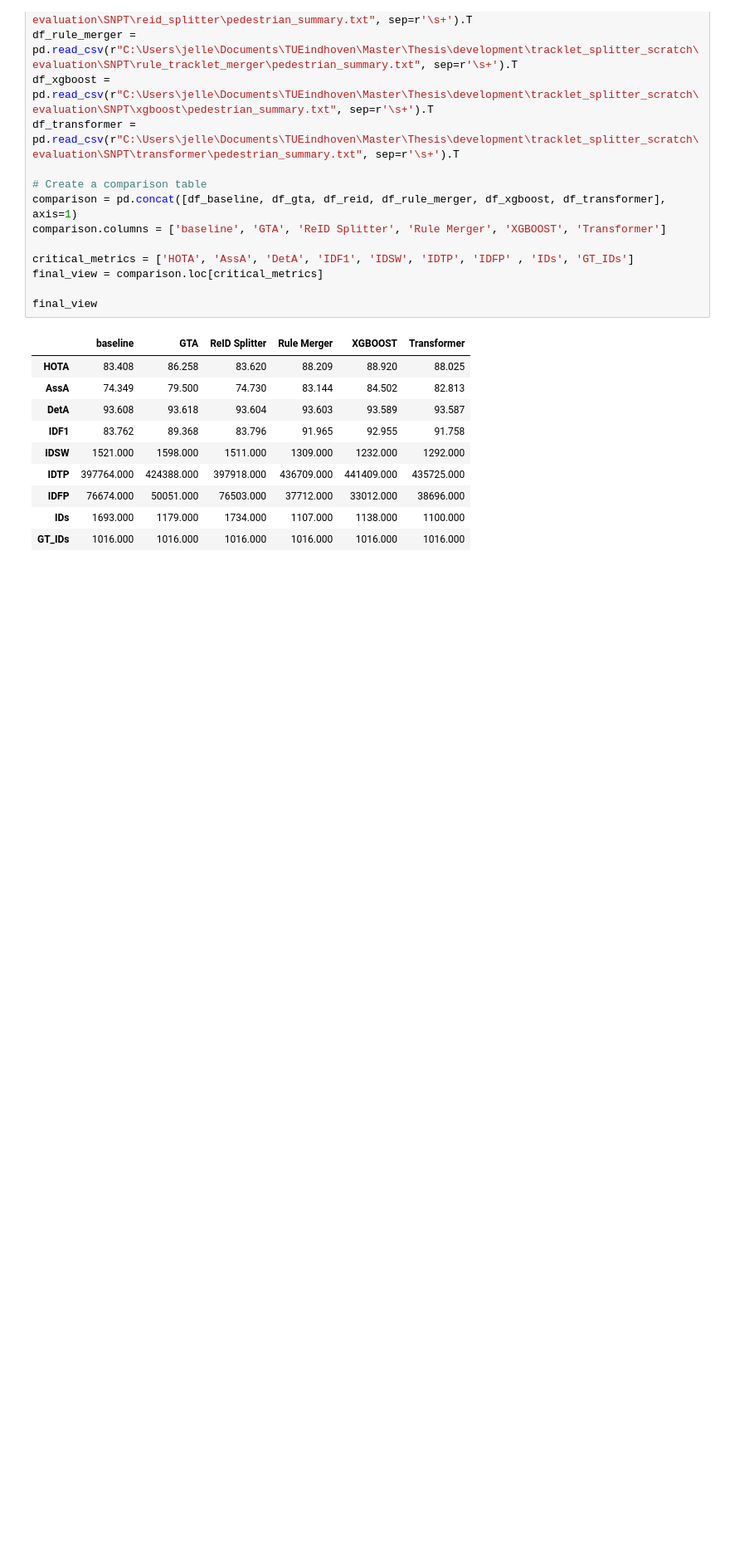
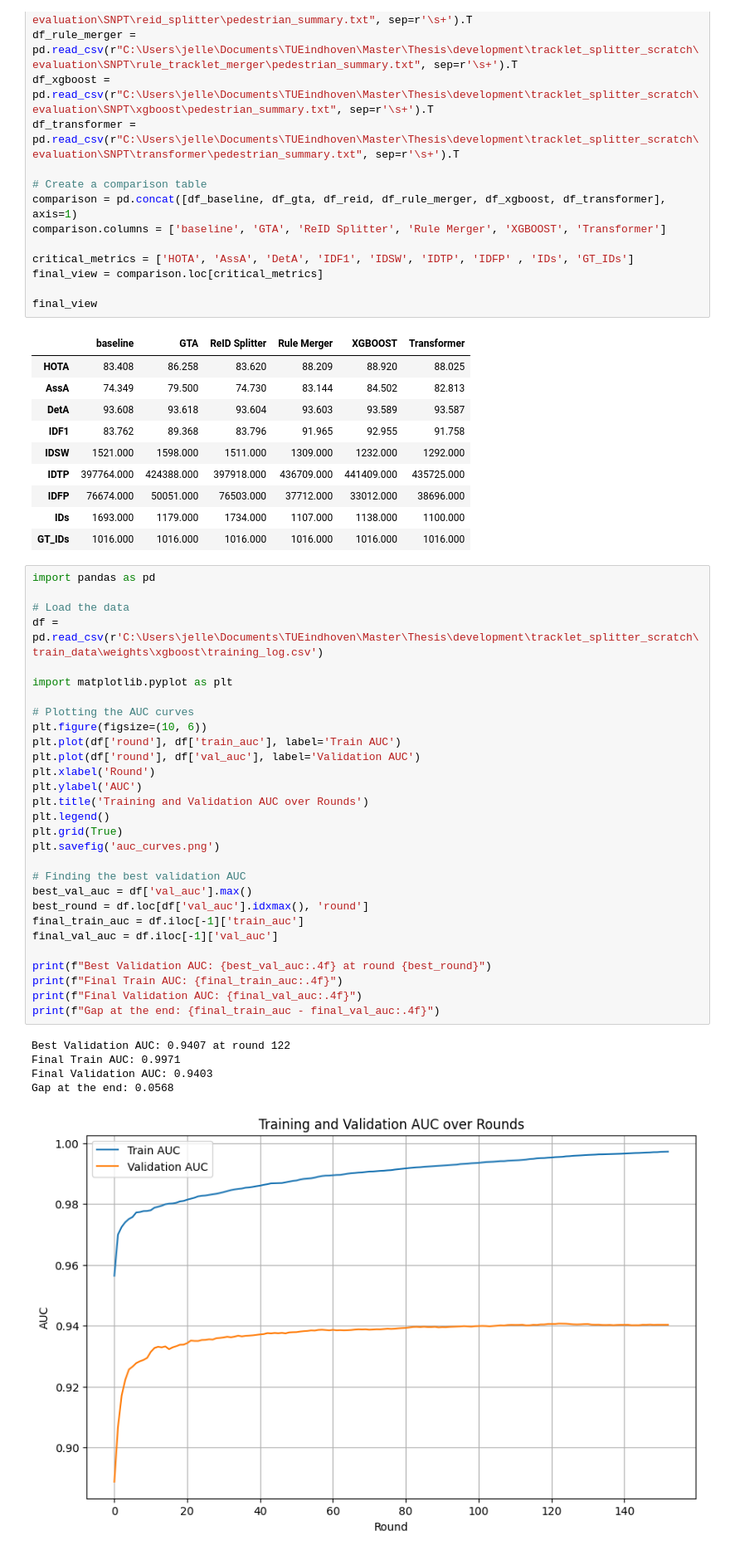
Before and after one commit to Jellevs/football_player_detection_and_tracking, a Jupyter notebook: analyze_results.ipynb, the cells around one changed output. Shown at 83% size. Saved outputs shown, nothing was run; the diff lists cells and outputs as text; blank space fills up the shorter version.

```diff
--- a/analyze_results.ipynb
+++ b/analyze_results.ipynb
@@ -28,3 +28,38 @@ final_view
 | IDFP | 76674.000 | 50051.000 | 76503.000 | 37712.000 | 33012.000 | 38696.000 |
 | IDs | 1693.000 | 1179.000 | 1734.000 | 1107.000 | 1138.000 | 1100.000 |
 | GT_IDs | 1016.000 | 1016.000 | 1016.000 | 1016.000 | 1016.000 | 1016.000 |
+# %%
+import pandas as pd
+
+# Load the data
+df = pd.read_csv(r'C:\Users\jelle\Documents\TUEindhoven\Master\Thesis\development\tracklet_splitter_scratch\train_data\weights\xgboost\training_log.csv')
+
+import matplotlib.pyplot as plt
+
+# Plotting the AUC curves
+plt.figure(figsize=(10, 6))
+plt.plot(df['round'], df['train_auc'], label='Train AUC')
+plt.plot(df['round'], df['val_auc'], label='Validation AUC')
+plt.xlabel('Round')
+plt.ylabel('AUC')
+plt.title('Training and Validation AUC over Rounds')
+plt.legend()
+plt.grid(True)
+plt.savefig('auc_curves.png')
+
+# Finding the best validation AUC
+best_val_auc = df['val_auc'].max()
+best_round = df.loc[df['val_auc'].idxmax(), 'round']
+final_train_auc = df.iloc[-1]['train_auc']
+final_val_auc = df.iloc[-1]['val_auc']
+
+print(f"Best Validation AUC: {best_val_auc:.4f} at round {best_round}")
+print(f"Final Train AUC: {final_train_auc:.4f}")
+print(f"Final Validation AUC: {final_val_auc:.4f}")
+print(f"Gap at the end: {final_train_auc - final_val_auc:.4f}")
+# %% [output]
+Best Validation AUC: 0.9407 at round 122
+Final Train AUC: 0.9971
+Final Validation AUC: 0.9403
+Gap at the end: 0.0568
+[figure, added]
```
Also changed, not shown: 31 other files.
